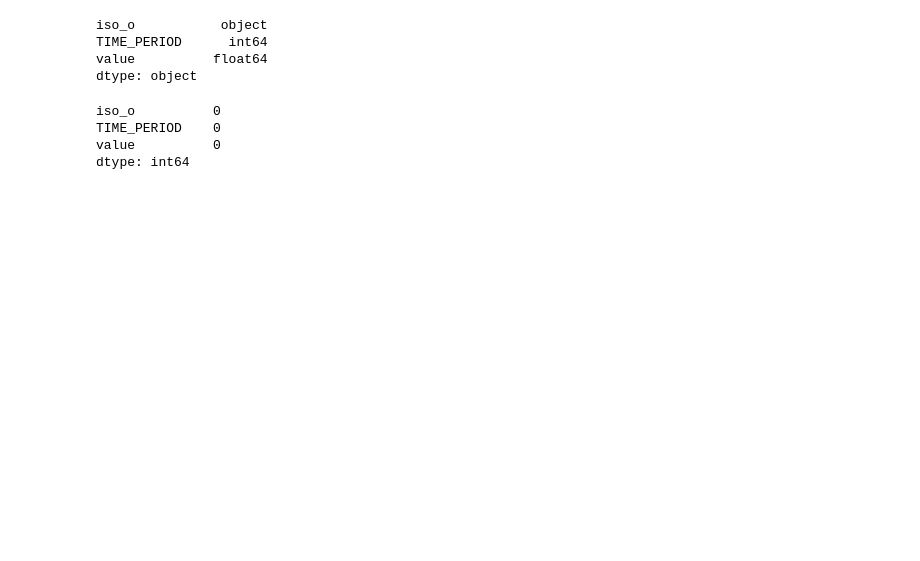
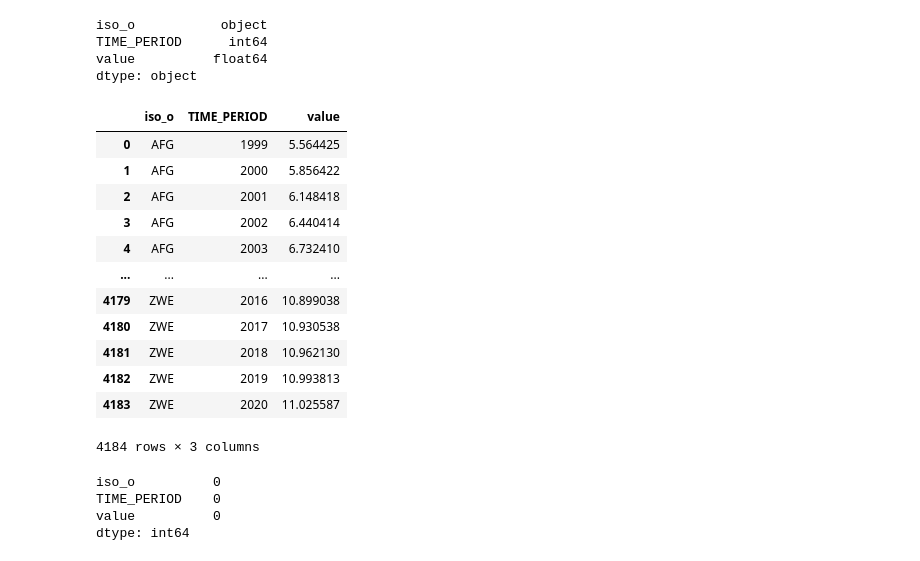
Before and after one commit to TAD600/Trading_Pollution, a Jupyter notebook: 01_preparing/01_cleaning.ipynb, the cells around one changed output. Saved outputs shown, nothing was run; the diff lists cells and outputs as text; code cells hidden in the pictures; blank space fills up the shorter version.

```diff
--- a/01_preparing/01_cleaning.ipynb
+++ b/01_preparing/01_cleaning.ipynb
@@ -913,6 +913,22 @@ iso_o           object
 TIME_PERIOD      int64
 value          float64
 dtype: object
+# %%
+schooling
+# %% [output]
+|  | iso_o | TIME_PERIOD | value |
+| 0 | AFG | 1999 | 5.564425 |
+| 1 | AFG | 2000 | 5.856422 |
+| 2 | AFG | 2001 | 6.148418 |
+| 3 | AFG | 2002 | 6.440414 |
+| 4 | AFG | 2003 | 6.732410 |
+| ... | ... | ... | ... |
+| 4179 | ZWE | 2016 | 10.899038 |
+| 4180 | ZWE | 2017 | 10.930538 |
+| 4181 | ZWE | 2018 | 10.962130 |
+| 4182 | ZWE | 2019 | 10.993813 |
+| 4183 | ZWE | 2020 | 11.025587 |
+4184 rows × 3 columns
 # %%
 missing2 = schooling.isna().sum()
 missing2
```
Also changed, not shown: parts of 15 cells of this notebook, 4 other files.
